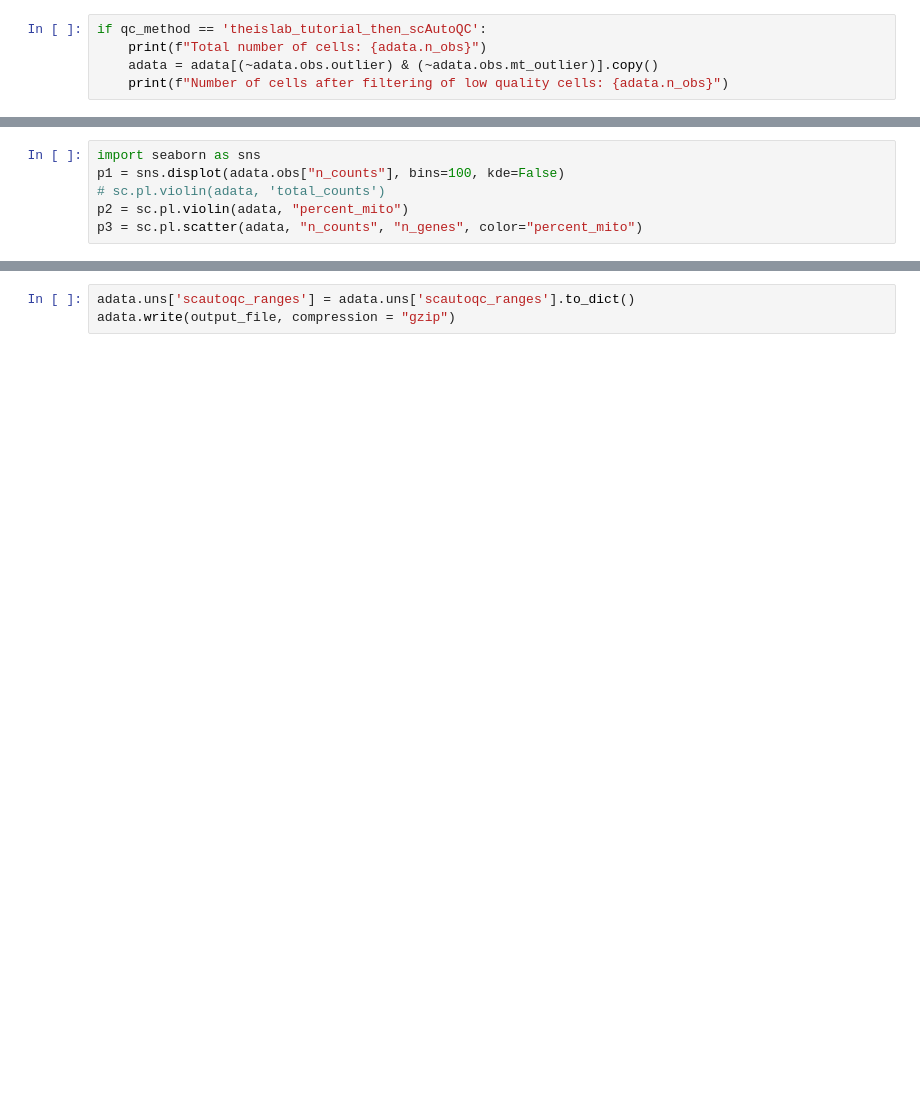
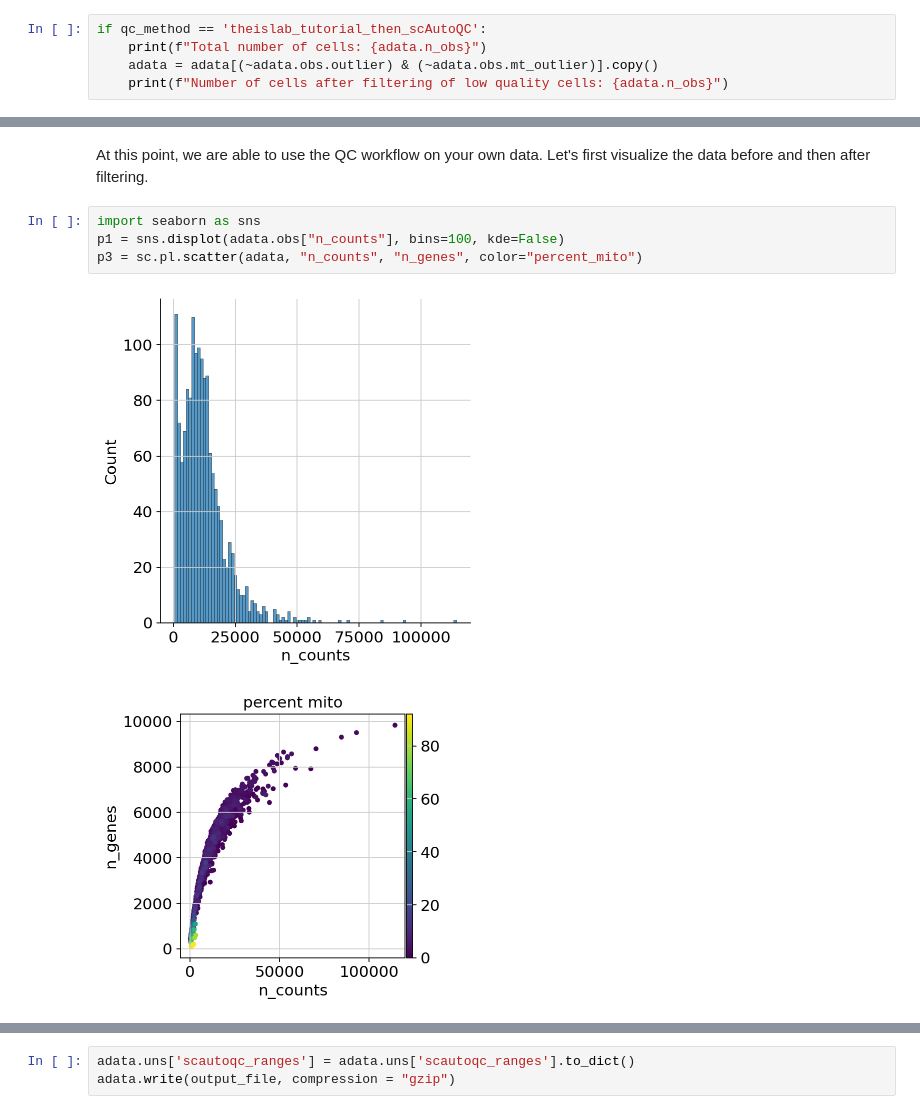
Before and after one commit to pedricolino/scRNA_CRC_3arm_pipeline, a Jupyter notebook: workflow/notebooks/sctk_scAutoQC.ipynb, the cells around one changed output, grey strips where cells are left out. Cells and saved outputs as stored; diff of their text form; blank space fills up the shorter version.

```diff
--- a/workflow/notebooks/sctk_scAutoQC.ipynb
+++ b/workflow/notebooks/sctk_scAutoQC.ipynb
@@ -61,6 +147,9 @@ sc.pl.embedding(adata, "X_umap_qc", color=["cell_passed_qc",
+# %% [markdown]
+At this point, we are able to use the QC workflow on your own data. Let's first visualize the data before and then after filtering.
 # %%
 import seaborn as sns
 p1 = sns.displot(adata.obs["n_counts"], bins=100, kde=False)
-# sc.pl.violin(adata, 'total_counts')
-p2 = sc.pl.violin(adata, "percent_mito")
 p3 = sc.pl.scatter(adata, "n_counts", "n_genes", color="percent_mito")
+# %% [output]
+[figure, added]
+[figure, added]
```
Also changed, not shown: parts of 31 cells of this notebook, 1 other file.
